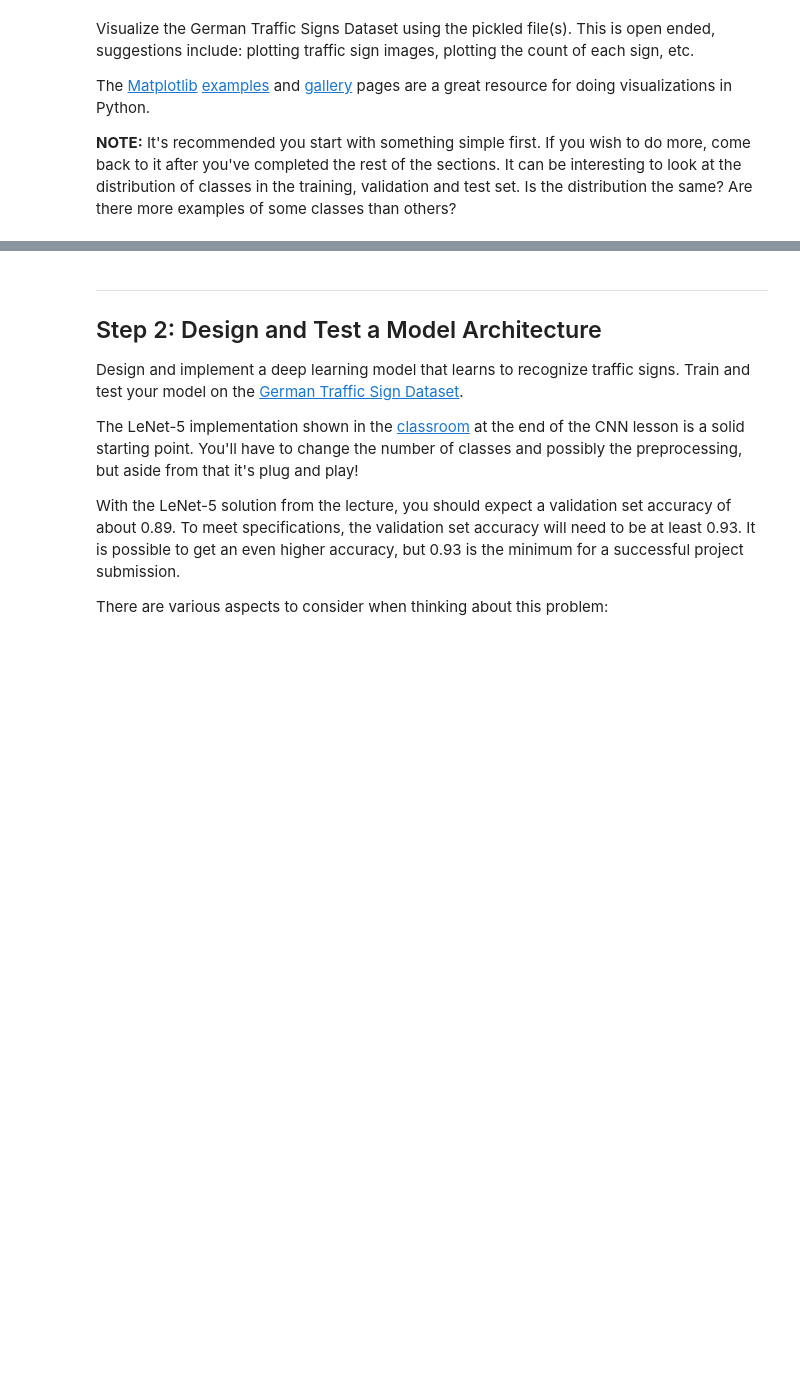
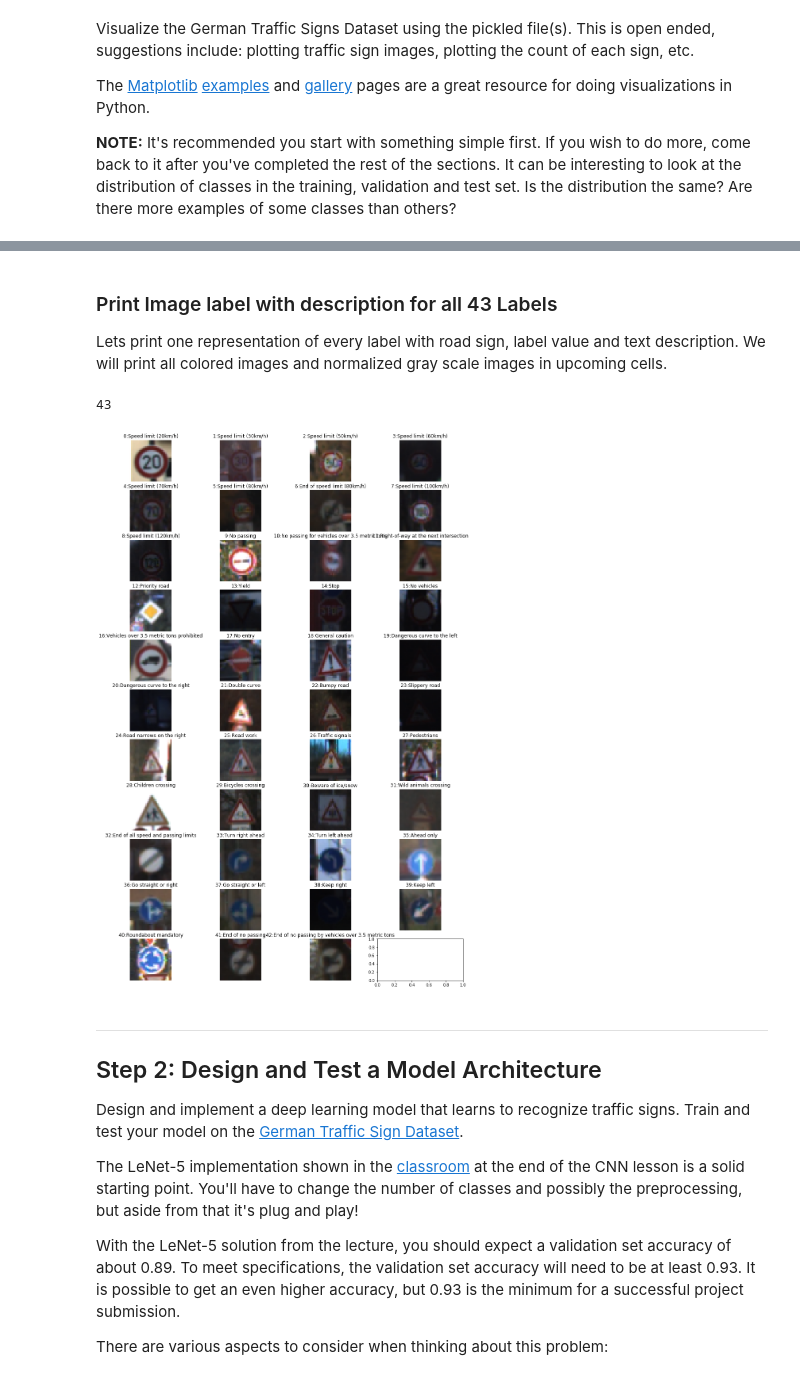
Before and after one commit to rpanday/CarND-Traffic-Sign-Classifier-Project, a Jupyter notebook: Traffic_Sign_Classifier.ipynb, the cells around one changed output, grey strips where cells are left out. Saved outputs shown, nothing was run; the diff lists cells and outputs as text; code cells hidden in the pictures; blank space fills up the shorter version.

```diff
--- a/Traffic_Sign_Classifier.ipynb
+++ b/Traffic_Sign_Classifier.ipynb
@@ -118,3 +118,29 @@ print(y_train[index])
+# %% [markdown]
+### Print Image label with description for all 43 Labels
+Lets print one representation of every label with road sign, label value and text description. We will print all colored images and normalized gray scale images in upcoming cells.
+# %%
+import pandas
+sign_names = pandas.read_csv('signnames.csv')
+sign_names = sign_names.as_matrix()
+print(len(sign_names))
+# print(sign_names)
+# %% [output]
+43
+# %%
+import matplotlib.pyplot as plt
+
+fig, axs = plt.subplots(11,4, figsize=(16, 25))
+fig.subplots_adjust(hspace = .2, wspace=0.05)
+axs = axs.ravel()
+class_list = list(y_train)
+for i in range(len(sign_names)):
+    index = class_list.index(i)
+    image = X_train[index]
+    axs[i].axis('off')
+    axs[i].imshow(image)
+    axs[i].set_title(str(sign_names[i][0]) + ':' + sign_names[i][1])
+# %% [output]
+[figure, added]
 # %% [markdown]
 ----
 
```
Also changed, not shown: parts of 18 cells of this notebook, 10 other files.
